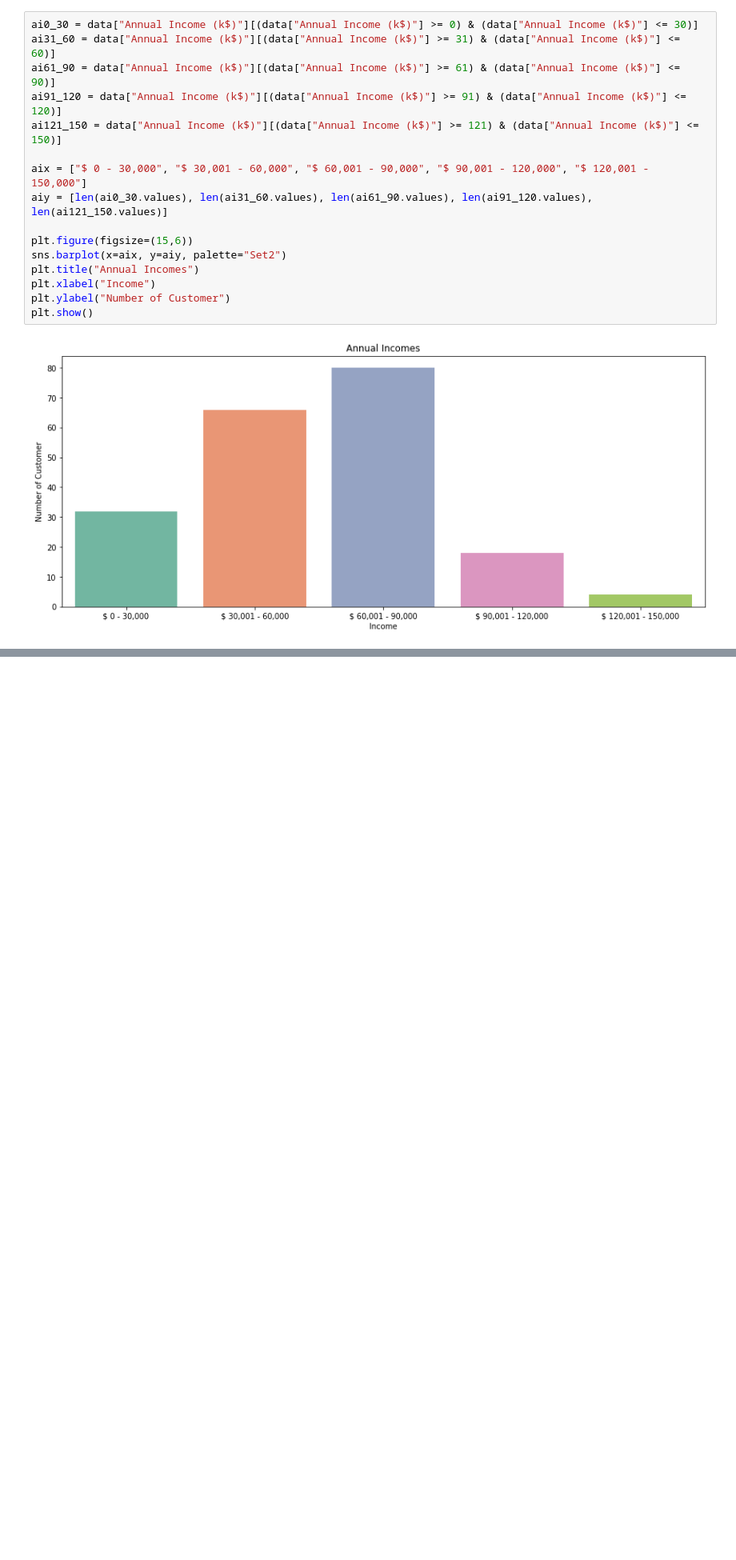
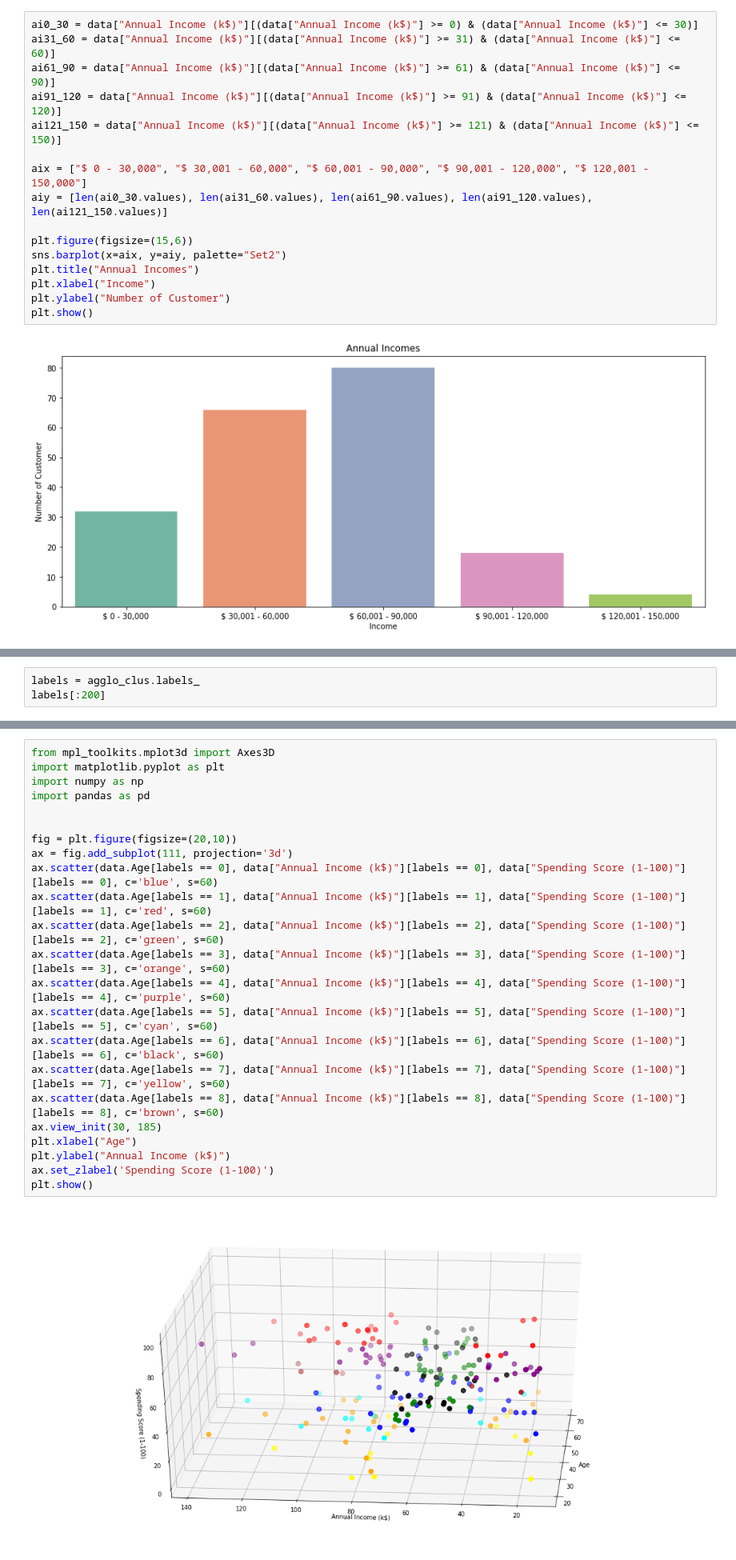
Before and after one commit to NehaNeha417/ML_SHALA, a Jupyter notebook: assignment9_clustering.ipynb, the cells around one changed output, grey strips where cells are left out. Shown: that part at 80% size. Cells and saved outputs as stored; diff of their text form; blank space fills up the shorter version.

```diff
--- a/assignment9_clustering.ipynb
+++ b/assignment9_clustering.ipynb
@@ -159,0 +182,3 @@ plt.show()
+# %%
+labels = agglo_clus.labels_
+labels[:200]
@@ -159,0 +210,25 @@ plt.show()
+# %%
+from mpl_toolkits.mplot3d import Axes3D
+import matplotlib.pyplot as plt
+import numpy as np
+import pandas as pd
+
+
+fig = plt.figure(figsize=(20,10))
+ax = fig.add_subplot(111, projection='3d')
+ax.scatter(data.Age[labels == 0], data["Annual Income (k$)"][labels == 0], data["Spending Score (1-100)"][labels == 0], c='blue', s=60)
+ax.scatter(data.Age[labels == 1], data["Annual Income (k$)"][labels == 1], data["Spending Score (1-100)"][labels == 1], c='red', s=60)
+ax.scatter(data.Age[labels == 2], data["Annual Income (k$)"][labels == 2], data["Spending Score (1-100)"][labels == 2], c='green', s=60)
+ax.scatter(data.Age[labels == 3], data["Annual Income (k$)"][labels == 3], data["Spending Score (1-100)"][labels == 3], c='orange', s=60)
+ax.scatter(data.Age[labels == 4], data["Annual Income (k$)"][labels == 4], data["Spending Score (1-100)"][labels == 4], c='purple', s=60)
+ax.scatter(data.Age[labels == 5], data["Annual Income (k$)"][labels == 5], data["Spending Score (1-100)"][labels == 5], c='cyan', s=60)
+ax.scatter(data.Age[labels == 6], data["Annual Income (k$)"][labels == 6], data["Spending Score (1-100)"][labels == 6], c='black', s=60)
+ax.scatter(data.Age[labels == 7], data["Annual Income (k$)"][labels == 7], data["Spending Score (1-100)"][labels == 7], c='yellow', s=60)
+ax.scatter(data.Age[labels == 8], data["Annual Income (k$)"][labels == 8], data["Spending Score (1-100)"][labels == 8], c='brown', s=60)
+ax.view_init(30, 185)
+plt.xlabel("Age")
+plt.ylabel("Annual Income (k$)")
+ax.set_zlabel('Spending Score (1-100)')
+plt.show()
+# %% [output]
+[figure, added]
```
Also changed, not shown: parts of 6 cells of this notebook.
